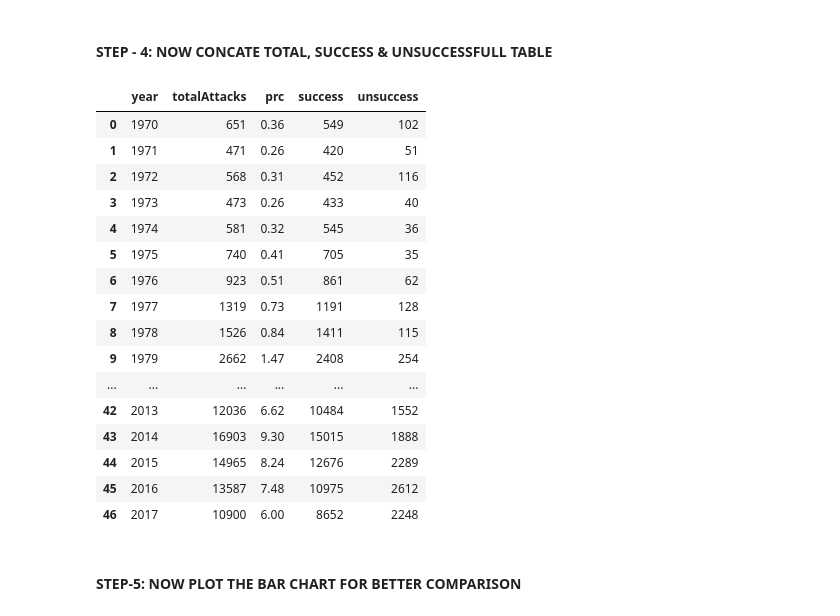
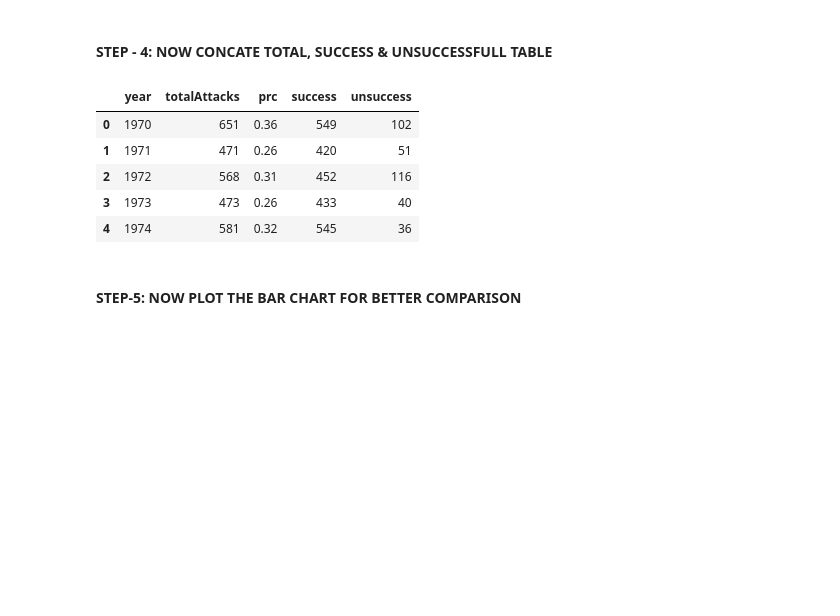
Before and after one commit to NEEL5252/Global-Data-Analysis, a Jupyter notebook: Analyzing_of_the_global_terrorism_dataset.ipynb, the cells around one changed output. Cells and saved outputs as stored; diff of their text form; code cells hidden in the pictures; blank space fills up the shorter version.

```diff
--- a/Analyzing_of_the_global_terrorism_dataset.ipynb
+++ b/Analyzing_of_the_global_terrorism_dataset.ipynb
@@ -385,9 +359,6 @@ successfullAttacks = globalTd.groupby('iyear')['success'].sum().reset_index()
 # %%
 # Rename the columns
 successfullAttacks.rename(columns={'iyear':'year'}, inplace=True)
-# %%
-# Now select the data with the gap of three years
-successfullAttacks = successfullAttacks[::3]
 # %%
 successfullAttacks.reset_index(drop=True, inplace=True)
 # %%
@@ -465,25 +406,14 @@ result = pd.merge(selectedAttacks, successfullAttacks, how='left', on='year')
 # Now join unsuccessfull attacks
 result = pd.merge(result, unsuccessAttacks, on='year')
 # %%
-result
+result.head()
 # %% [output]
 |  | year | totalAttacks | prc | success | unsuccess |
 | 0 | 1970 | 651 | 0.36 | 549 | 102 |
 | 1 | 1971 | 471 | 0.26 | 420 | 51 |
 | 2 | 1972 | 568 | 0.31 | 452 | 116 |
 | 3 | 1973 | 473 | 0.26 | 433 | 40 |
 | 4 | 1974 | 581 | 0.32 | 545 | 36 |
-| 5 | 1975 | 740 | 0.41 | 705 | 35 |
-| 6 | 1976 | 923 | 0.51 | 861 | 62 |
-| 7 | 1977 | 1319 | 0.73 | 1191 | 128 |
-| 8 | 1978 | 1526 | 0.84 | 1411 | 115 |
-| 9 | 1979 | 2662 | 1.47 | 2408 | 254 |
-| ... | ... | ... | ... | ... | ... |
-| 42 | 2013 | 12036 | 6.62 | 10484 | 1552 |
-| 43 | 2014 | 16903 | 9.30 | 15015 | 1888 |
-| 44 | 2015 | 14965 | 8.24 | 12676 | 2289 |
-| 45 | 2016 | 13587 | 7.48 | 10975 | 2612 |
-| 46 | 2017 | 10900 | 6.00 | 8652 | 2248 |
 # %% [markdown]
 #### **STEP-5**: NOW PLOT THE BAR CHART FOR BETTER COMPARISON
 # %%
```
Also changed, not shown: parts of 20 cells of this notebook.
